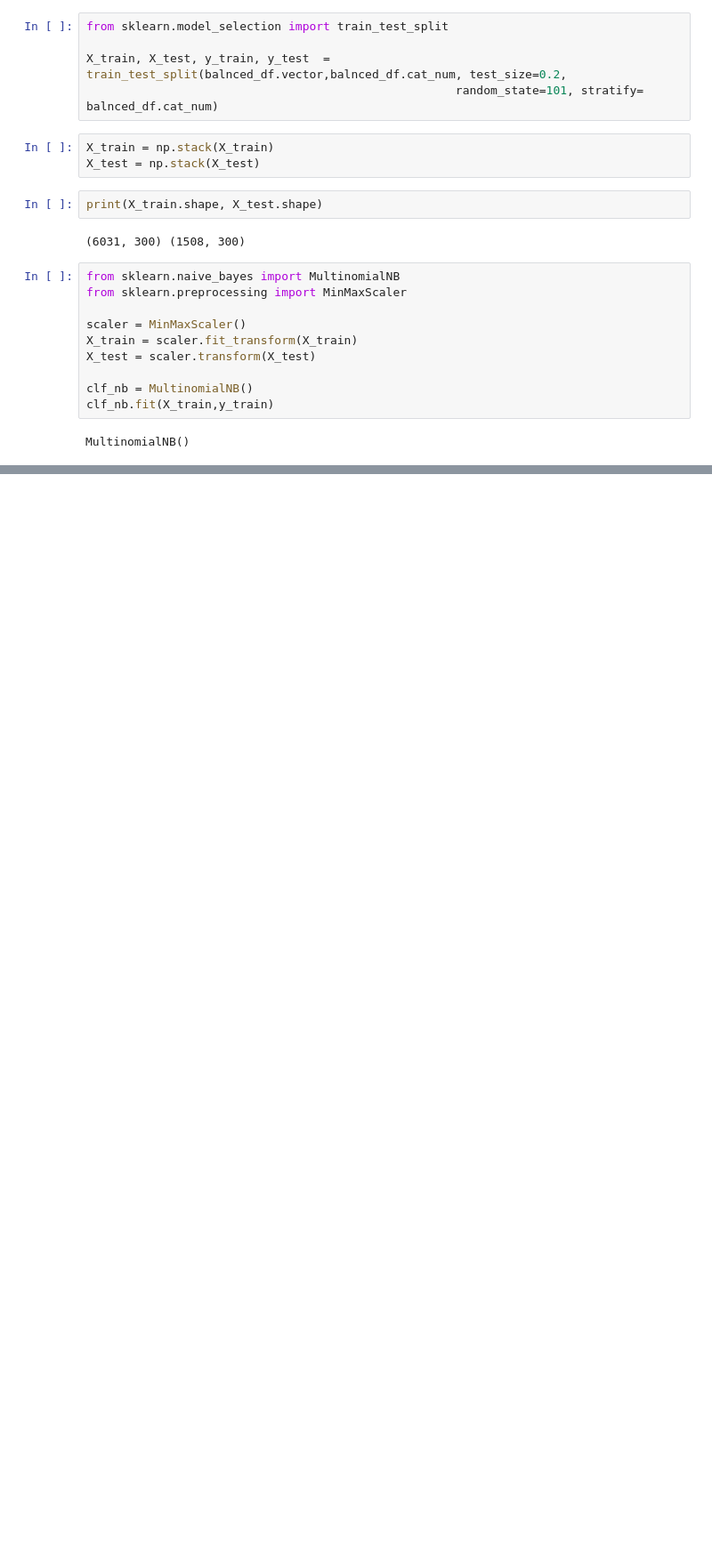
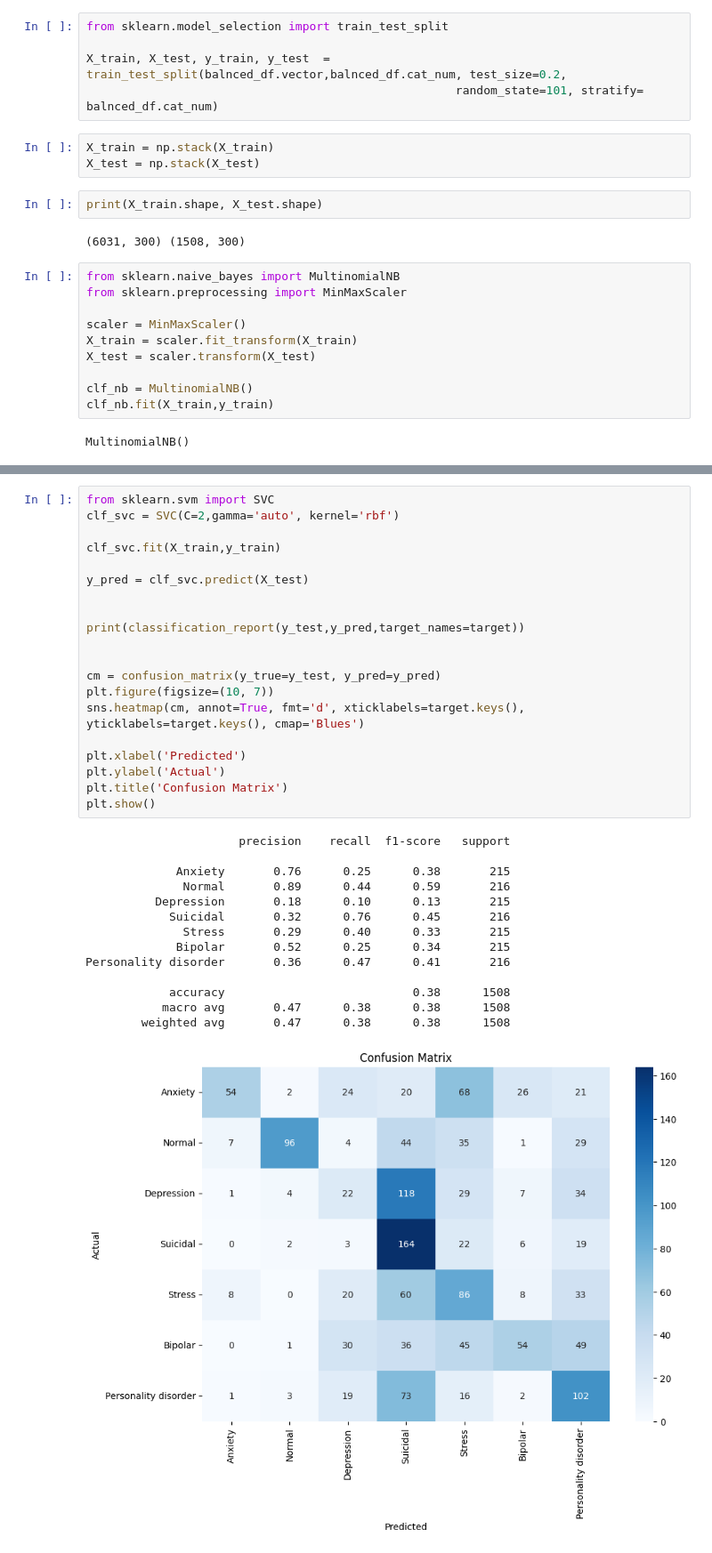
Before and after one commit to Hecramco/NLP_Projects, a Jupyter notebook: notebooks/word_embeddings_Mental_health.ipynb, the cells around one changed output, grey strips where cells are left out. Shown at 89% size. Saved outputs shown, nothing was run; the diff lists cells and outputs as text; blank space fills up the shorter version.

```diff
--- a/notebooks/word_embeddings_Mental_health.ipynb
+++ b/notebooks/word_embeddings_Mental_health.ipynb
@@ -180,0 +212,35 @@ weighted avg       0.47      0.44      0.45      1508
+# %%
+from sklearn.svm import SVC
+clf_svc = SVC(C=2,gamma='auto', kernel='rbf')
+
+clf_svc.fit(X_train,y_train)
+
+y_pred = clf_svc.predict(X_test)
+
+
+print(classification_report(y_test,y_pred,target_names=target))
+
+
+cm = confusion_matrix(y_true=y_test, y_pred=y_pred)
+plt.figure(figsize=(10, 7))
+sns.heatmap(cm, annot=True, fmt='d', xticklabels=target.keys(), yticklabels=target.keys(), cmap='Blues')
+
+plt.xlabel('Predicted')
+plt.ylabel('Actual')
+plt.title('Confusion Matrix')
+plt.show()
+# %% [output]
+                      precision    recall  f1-score   support
+
+             Anxiety       0.76      0.25      0.38       215
+              Normal       0.89      0.44      0.59       216
+          Depression       0.18      0.10      0.13       215
+            Suicidal       0.32      0.76      0.45       216
+              Stress       0.29      0.40      0.33       215
+             Bipolar       0.52      0.25      0.34       215
+Personality disorder       0.36      0.47      0.41       216
+
+            accuracy                           0.38      1508
+           macro avg       0.47      0.38      0.38      1508
+        weighted avg       0.47      0.38      0.38      1508
+[figure, added]
```
Also changed, not shown: parts of 10 cells of this notebook.
